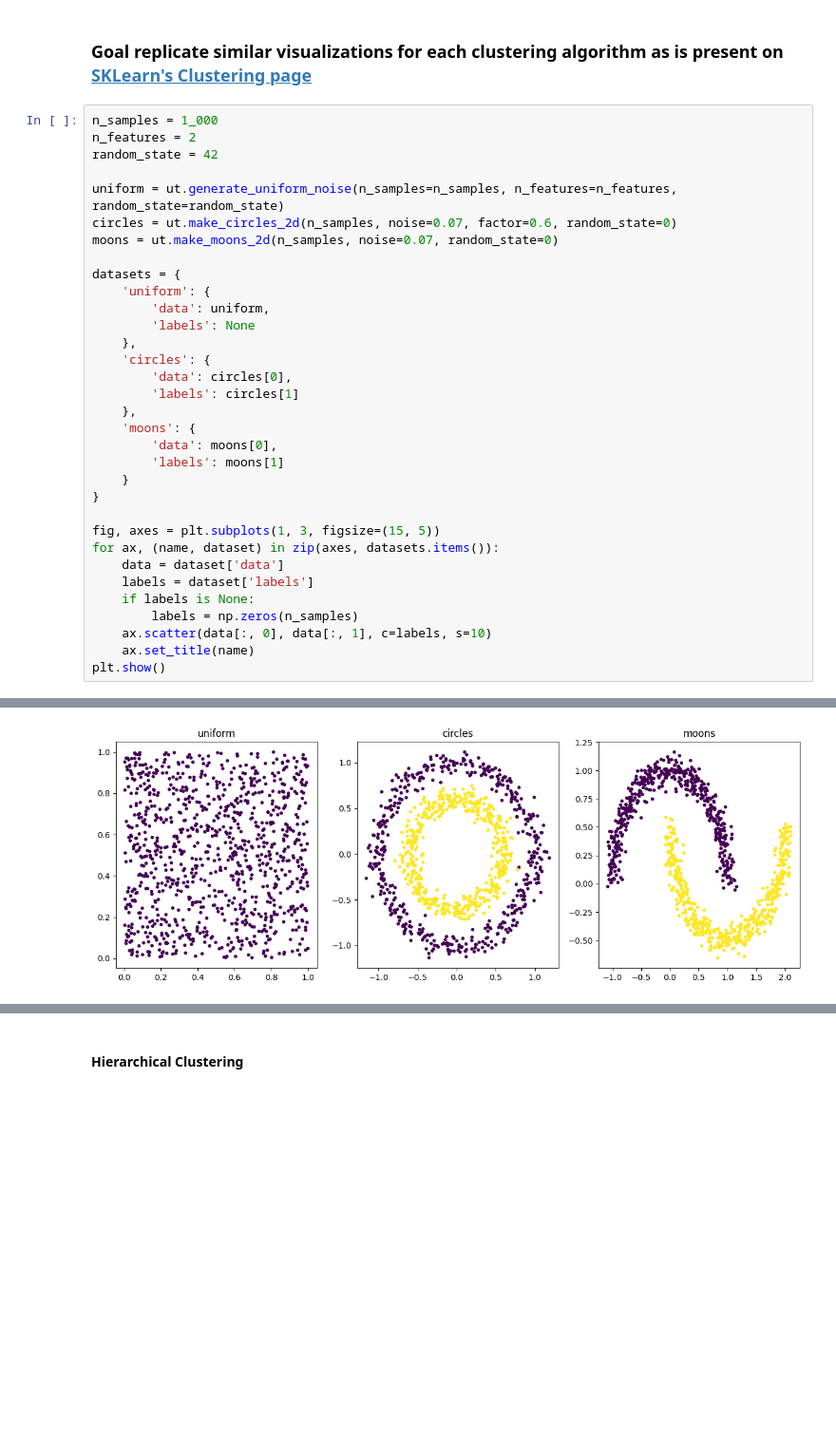
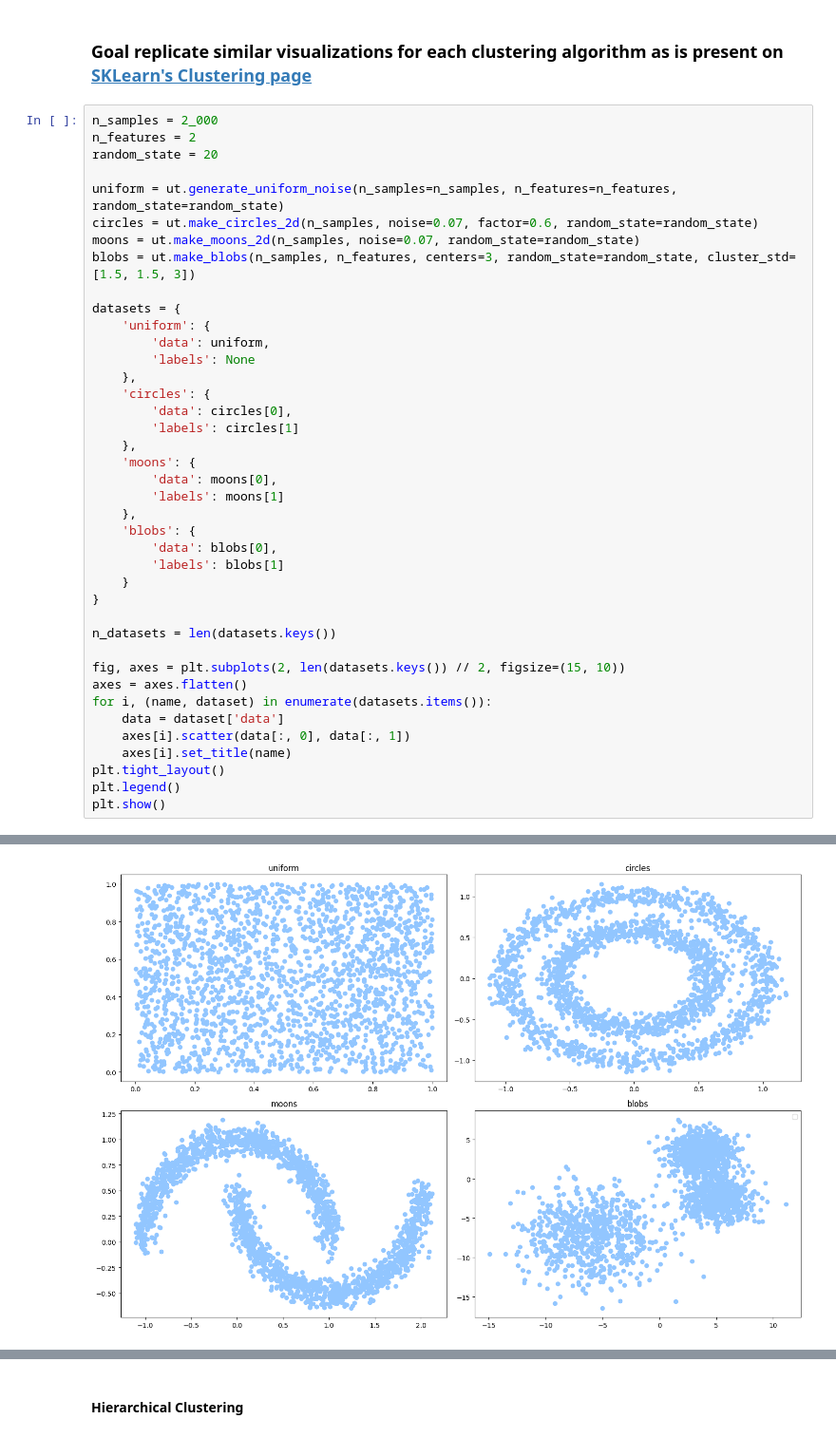
Before and after one commit to jhrudden/ML-Mono, a Jupyter notebook: notebooks/Clustering.ipynb, the cells around one changed output, grey strips where cells are left out. Shown at 95% size. Saved outputs shown, nothing was run; the diff lists cells and outputs as text; blank space fills up the shorter version.

```diff
--- a/notebooks/Clustering.ipynb
+++ b/notebooks/Clustering.ipynb
@@ -14,13 +14,14 @@ plt.style.use('seaborn-v0_8-pastel')
 # %% [markdown]
 ### Goal replicate similar visualizations for each clustering algorithm as is present on [SKLearn's Clustering page](https://scikit-learn.org/stable/modules/clustering.html)
 # %%
-n_samples = 1_000
+n_samples = 2_000
 n_features = 2
-random_state = 42
+random_state = 20
 
 uniform = ut.generate_uniform_noise(n_samples=n_samples, n_features=n_features, random_state=random_state)
-circles = ut.make_circles_2d(n_samples, noise=0.07, factor=0.6, random_state=0)
-moons = ut.make_moons_2d(n_samples, noise=0.07, random_state=0)
+circles = ut.make_circles_2d(n_samples, noise=0.07, factor=0.6, random_state=random_state)
+moons = ut.make_moons_2d(n_samples, noise=0.07, random_state=random_state)
+blobs = ut.make_blobs(n_samples, n_features, centers=3, random_state=random_state, cluster_std=[1.5, 1.5, 3])
 
 datasets = {
     'uniform': {
@@ -34,16 +35,22 @@ datasets = {
     'moons': {
         'data': moons[0],
         'labels': moons[1]
+    },
+    'blobs': {
+        'data': blobs[0],
+        'labels': blobs[1]
     }
 }
 
-fig, axes = plt.subplots(1, 3, figsize=(15, 5))
-for ax, (name, dataset) in zip(axes, datasets.items()):
+n_datasets = len(datasets.keys())
+
+fig, axes = plt.subplots(2, len(datasets.keys()) // 2, figsize=(15, 10))
+axes = axes.flatten()
+for i, (name, dataset) in enumerate(datasets.items()):
     data = dataset['data']
-    labels = dataset['labels']
-    if labels is None:
-        labels = np.zeros(n_samples)
-    ax.scatter(data[:, 0], data[:, 1], c=labels, s=10)
-    ax.set_title(name)
+    axes[i].scatter(data[:, 0], data[:, 1])
+    axes[i].set_title(name)
+plt.tight_layout()
+plt.legend()
 plt.show()
 # %% [output]
@@ -50 +58 @@ plt.show()
-[figure, old version]
+[figure, new version]
```
Also changed, not shown: parts of 11 cells of this notebook.
